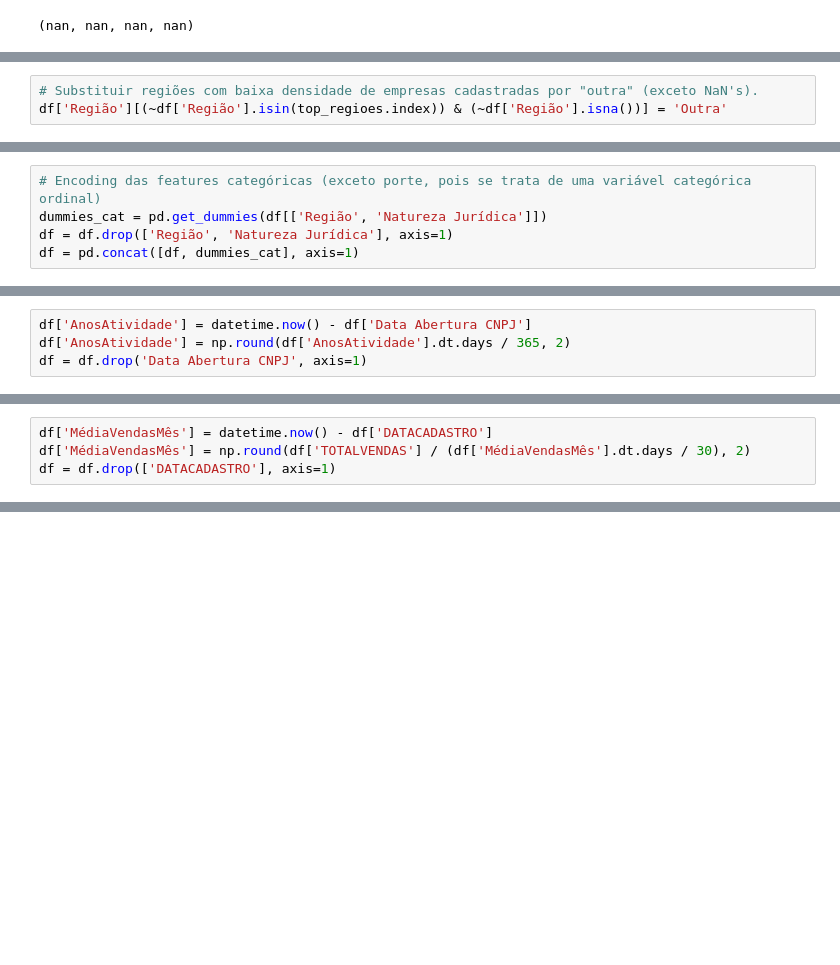
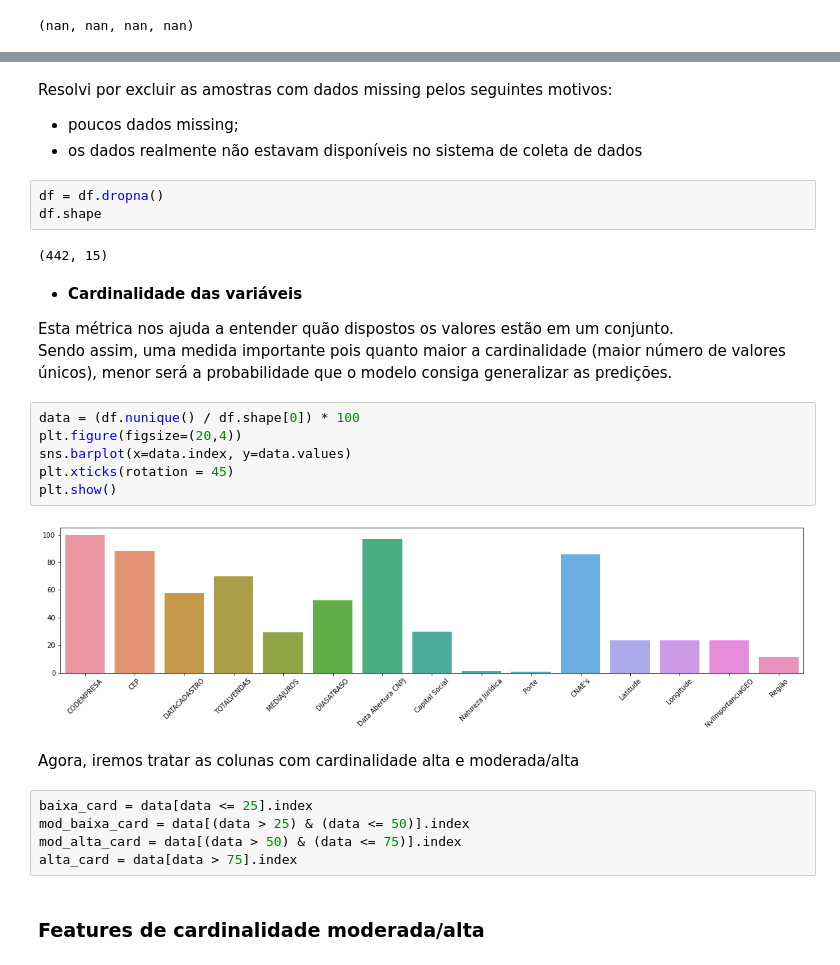
Before and after one commit to evanjr99/Customer-Cluster, a Jupyter notebook: Clusterização - Porte da Empresa.ipynb, the cells around one changed output, grey strips where cells are left out. Cells and saved outputs as stored; diff of their text form; blank space fills up the shorter version.

```diff
--- a/Clusterização - Porte da Empresa.ipynb
+++ b/Clusterização - Porte da Empresa.ipynb
@@ -325,3 +172,0 @@ plt.show()
-# %%
-# Substituir regiões com baixa densidade de empresas cadastradas por "outra" (exceto NaN's).
-df['Região'][(~df['Região'].isin(top_regioes.index)) & (~df['Região'].isna())] = 'Outra'
@@ -352,5 +172,0 @@ Podemos observar que a relação entre as features são moderadamente leves.
-# %%
-# Encoding das features categóricas (exceto porte, pois se trata de uma variável categórica ordinal)
-dummies_cat = pd.get_dummies(df[['Região', 'Natureza Jurídica']])
-df = df.drop(['Região', 'Natureza Jurídica'], axis=1)
-df = pd.concat([df, dummies_cat], axis=1)
@@ -361,4 +172,0 @@ df = pd.concat([df, dummies_cat], axis=1)
-# %%
-df['AnosAtividade'] = datetime.now() - df['Data Abertura CNPJ']
-df['AnosAtividade'] = np.round(df['AnosAtividade'].dt.days / 365, 2)
-df = df.drop('Data Abertura CNPJ', axis=1)
@@ -382,4 +172,0 @@ Name: TOTALVENDAS, Length: 428, dtype: float64
-# %%
-df['MédiaVendasMês'] = datetime.now() - df['DATACADASTRO']
-df['MédiaVendasMês'] = np.round(df['TOTALVENDAS'] / (df['MédiaVendasMês'].dt.days / 30), 2)
-df = df.drop(['DATACADASTRO'], axis=1)
@@ -534,0 +194,31 @@ sum(pca_model.explained_variance_ratio_)
+# %% [markdown]
+Resolvi por excluir as amostras com dados missing pelos seguintes motivos:
+- poucos dados missing;
+- os dados realmente não estavam disponíveis no sistema de coleta de dados
+# %%
+df = df.dropna()
+df.shape
+# %% [output]
+(442, 15)
+# %% [markdown]
+- <strong>Cardinalidade das variáveis<br><strong>
+
+Esta métrica nos ajuda a entender quão dispostos os valores estão em um conjunto.<br>
+Sendo assim, uma medida importante pois quanto maior a cardinalidade (maior número de valores únicos), menor será a probabilidade que o modelo consiga generalizar as predições.
+# %%
+data = (df.nunique() / df.shape[0]) * 100
+plt.figure(figsize=(20,4))
+sns.barplot(x=data.index, y=data.values)
+plt.xticks(rotation = 45)
+plt.show()
+# %% [output]
+[figure, added]
+# %% [markdown]
+Agora, iremos tratar as colunas com cardinalidade alta e moderada/alta
+# %%
+baixa_card = data[data <= 25].index
+mod_baixa_card = data[(data > 25) & (data <= 50)].index
+mod_alta_card = data[(data > 50) & (data <= 75)].index
+alta_card = data[data > 75].index
+# %% [markdown]
+### Features de cardinalidade moderada/alta
```
Also changed, not shown: parts of 89 cells of this notebook, 2 other files.
